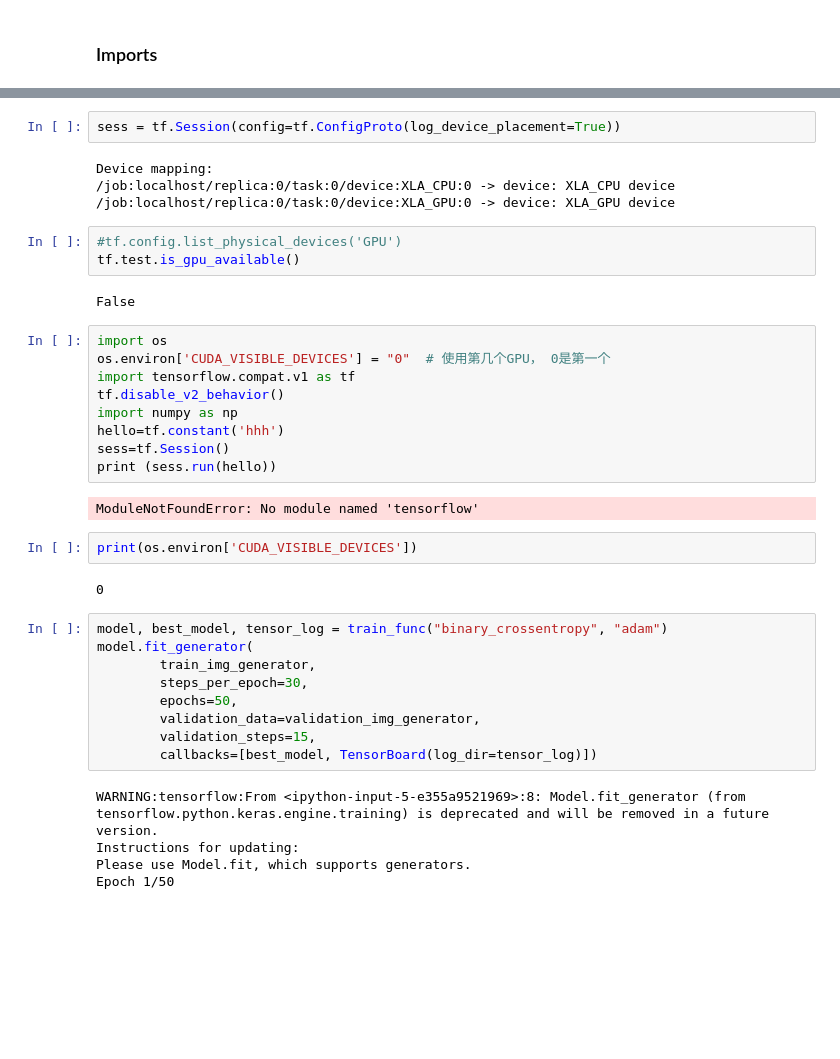
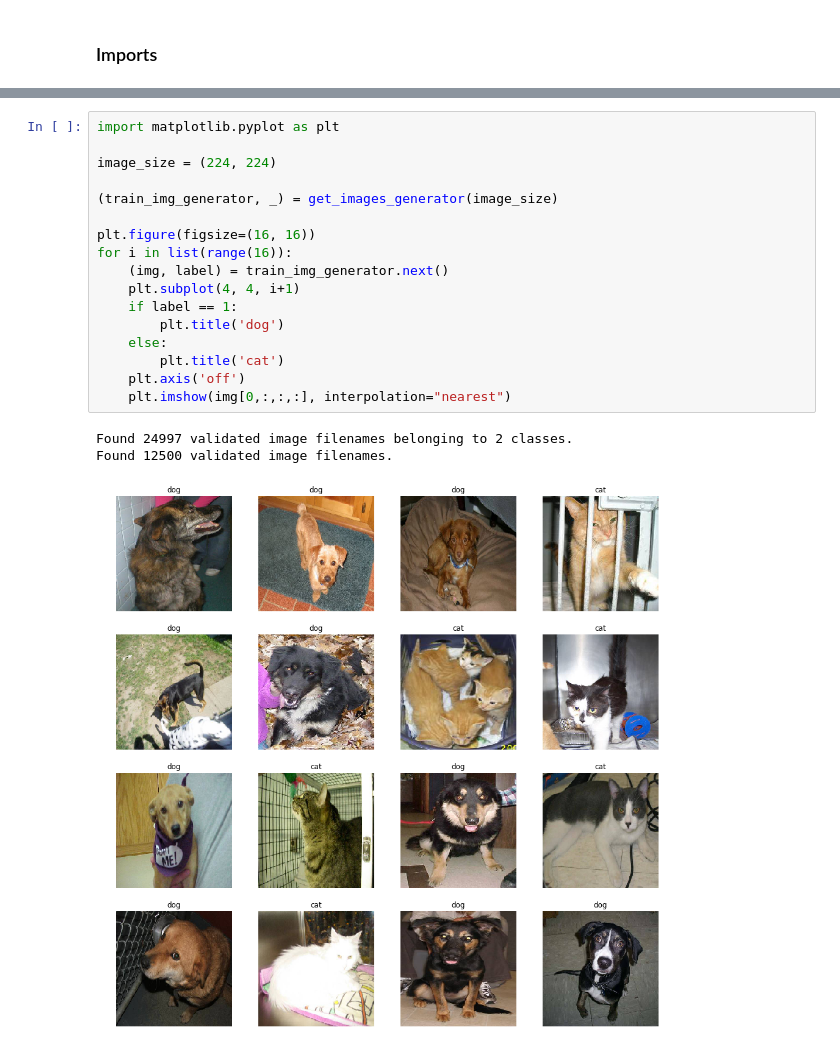
Before and after one commit to honghuanghui/MachineLearningProjects, a Jupyter notebook: cat_or_dog_identifier.ipynb, the cells around one changed output, grey strips where cells are left out. Cells and saved outputs as stored; diff of their text form; blank space fills up the shorter version.

```diff
--- a/cat_or_dog_identifier.ipynb
+++ b/cat_or_dog_identifier.ipynb
@@ -86,40 +63,21 @@ Device mapping:
-# %%
-sess = tf.Session(config=tf.ConfigProto(log_device_placement=True))
-# %% [output]
-Device mapping:
-/job:localhost/replica:0/task:0/device:XLA_CPU:0 -> device: XLA_CPU device
-/job:localhost/replica:0/task:0/device:XLA_GPU:0 -> device: XLA_GPU device
-# %%
-#tf.config.list_physical_devices('GPU')
-tf.test.is_gpu_available()
-# %% [output]
-False
-# %%
-import os
-os.environ['CUDA_VISIBLE_DEVICES'] = "0"  # 使用第几个GPU， 0是第一个
-import tensorflow.compat.v1 as tf
-tf.disable_v2_behavior()
-import numpy as np
-hello=tf.constant('hhh')
-sess=tf.Session()
-print (sess.run(hello))
-# %% [output]
-ModuleNotFoundError: No module named 'tensorflow'
-# %%
-print(os.environ['CUDA_VISIBLE_DEVICES'])
-# %% [output]
-0
-# %%
-model, best_model, tensor_log = train_func("binary_crossentropy", "adam")
-model.fit_generator(
-        train_img_generator,
-        steps_per_epoch=30,
-        epochs=50,
-        validation_data=validation_img_generator,
-        validation_steps=15,
-        callbacks=[best_model, TensorBoard(log_dir=tensor_log)])
-# %% [output]
-WARNING:tensorflow:From <ipython-input-5-e355a9521969>:8: Model.fit_generator (from tensorflow.python.keras.engine.training) is deprecated and will be removed in a future version.
-Instructions for updating:
-Please use Model.fit, which supports generators.
-Epoch 1/50
+# %%
+import matplotlib.pyplot as plt
+
+image_size = (224, 224)
+
+(train_img_generator, _) = get_images_generator(image_size)
+
+plt.figure(figsize=(16, 16))
+for i in list(range(16)):
+    (img, label) = train_img_generator.next()
+    plt.subplot(4, 4, i+1)
+    if label == 1:
+        plt.title('dog')
+    else:
+        plt.title('cat')
+    plt.axis('off')
+    plt.imshow(img[0,:,:,:], interpolation="nearest")
+# %% [output]
+Found 24997 validated image filenames belonging to 2 classes.
+Found 12500 validated image filenames.
+[figure, added]
```
Also changed, not shown: parts of 16 cells of this notebook.
